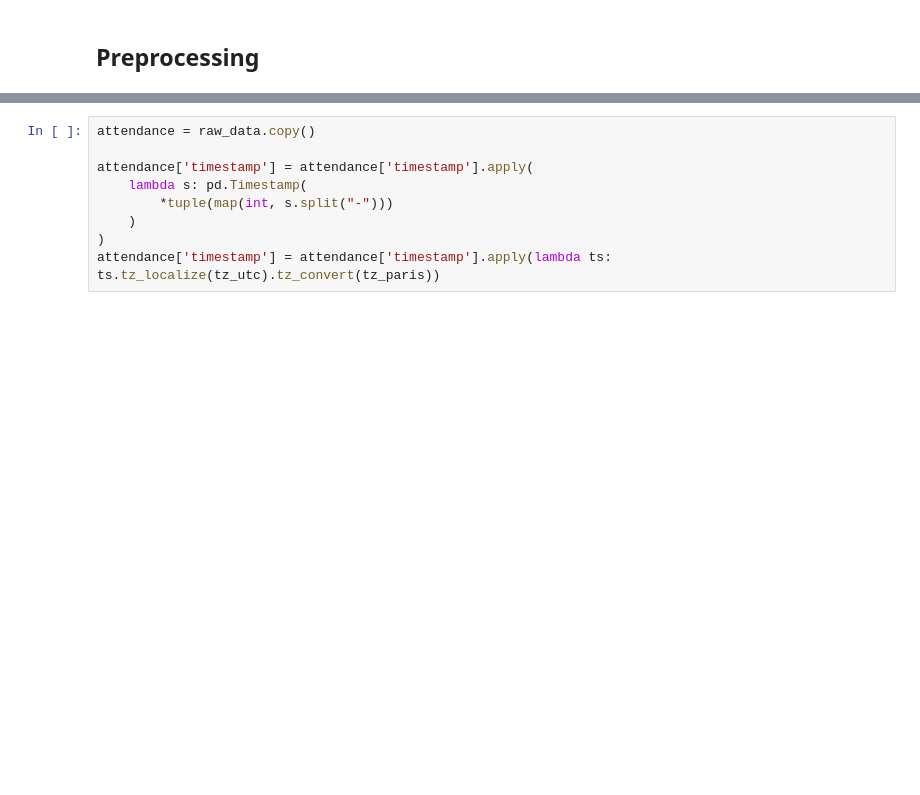
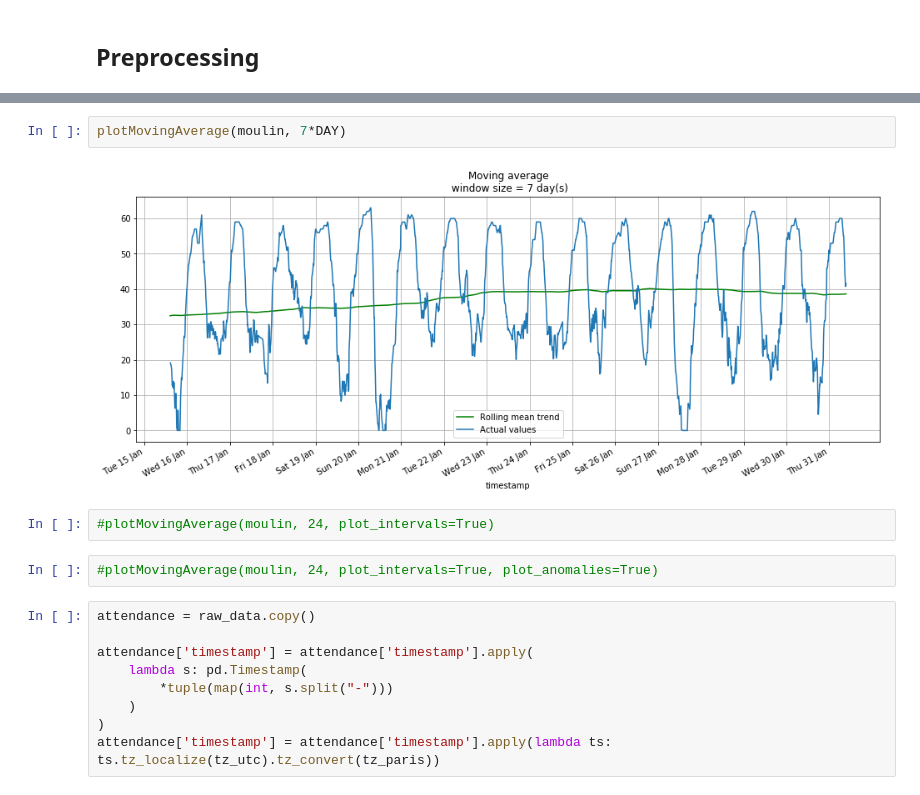
Before and after one commit to antoinechoffrut/la_permanence, a Jupyter notebook: la_permanence_stats.ipynb, the cells around one changed output, grey strips where cells are left out. Drawn from its saved outputs; the diff is of its cells as text; blank space fills up the shorter version.

```diff
--- a/la_permanence_stats.ipynb
+++ b/la_permanence_stats.ipynb
@@ -49,3 +153,11 @@ Adjust for timezones:
+# %%
+plotMovingAverage(moulin, 7*DAY)
+# %% [output]
+[figure, added]
+# %%
+#plotMovingAverage(moulin, 24, plot_intervals=True)
+# %%
+#plotMovingAverage(moulin, 24, plot_intervals=True, plot_anomalies=True)
 # %%
 attendance = raw_data.copy()
 
```
Also changed, not shown: parts of 30 cells of this notebook.
